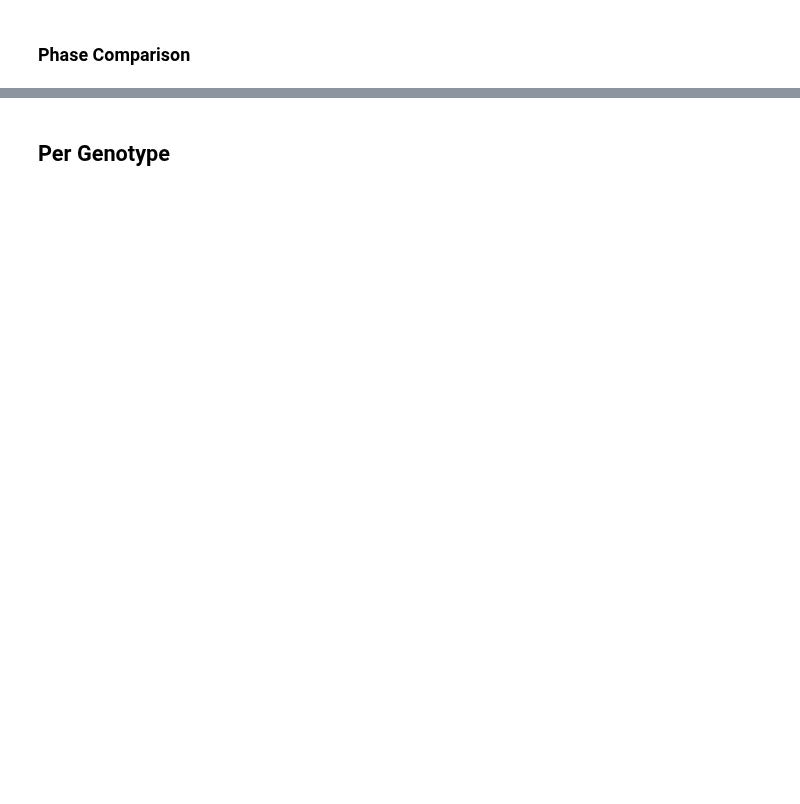
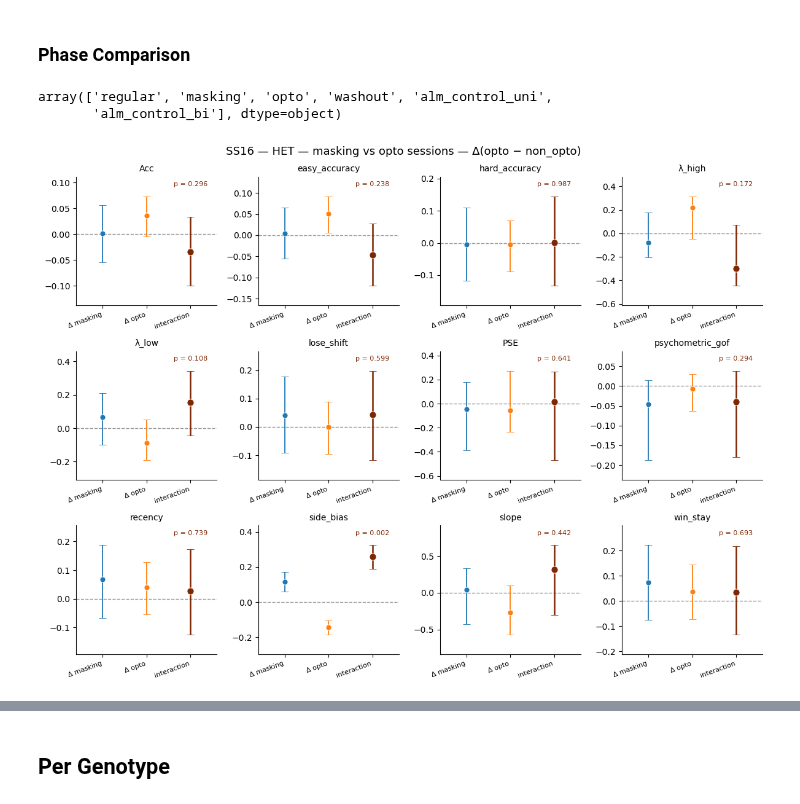
Before and after one commit to serkanshentyurk/sound_categorisation, a Jupyter notebook: notebooks/30.ipynb, the cells around one changed output, grey strips where cells are left out. Cells and saved outputs as stored; diff of their text form; code cells hidden in the pictures; blank space fills up the shorter version.

```diff
--- a/notebooks/30.ipynb
+++ b/notebooks/30.ipynb
@@ -132,2 +132,38 @@ fig, axes = plot_stat_comparison(stats_ds, ncols=4,
 # %% [markdown]
 ### Phase Comparison
+# %%
+animal.session_table['session_type'].unique()
+# %% [output]
+array(['regular', 'masking', 'opto', 'washout', 'alm_control_uni',
+       'alm_control_bi'], dtype=object)
+# %%
+from behav_utils.analysis.comparison import compute_interaction
+
+distribution = 'Uniform'
+session_type = 'masking'
+phase_unfiltered = select_sessions(animal, distribution=distribution, session_type=session_type)
+phases_dist_sessionType_1 = {tt: filter_trials(phase_unfiltered, trial_type=tt) for tt in ['non_opto', 'opto', 'post_opto']}
+
+distribution = 'Uniform'
+session_type = 'opto'
+phase_unfiltered = select_sessions(animal, distribution=distribution, session_type=session_type)
+phases_dist_sessionType_2 = {tt: filter_trials(phase_unfiltered, trial_type=tt) for tt in ['non_opto', 'opto', 'post_opto']}
+
+distribution = 'Uniform'
+session_type = 'alm_control_uni'
+phase_unfiltered = select_sessions(animal, distribution=distribution, session_type=session_type)
+phases_dist_sessionType_3 = {tt: filter_trials(phase_unfiltered, trial_type=tt) for tt in ['non_opto', 'opto', 'post_opto']}
+
+res_mask = compare_phases(phases_dist_sessionType_1, stats=stat_names, reference='non_opto')
+res_opto = compare_phases(phases_dist_sessionType_2, stats=stat_names, reference='non_opto')
+res_alm_control = compare_phases(phases_dist_sessionType_3, stats=stat_names, reference='non_opto')
+
+inter_opto = compute_interaction(res_mask, res_opto, contrast='opto_vs_non_opto', label_a = 'masking', label_b = 'opto')
+inter_alm_control = compute_interaction(res_mask, res_alm_control, contrast='opto_vs_non_opto', label_a = 'masking', label_b = 'alm_control')
+# %%
+from behav_utils.plotting.comparison import plot_interaction
+
+fig, axes = plot_interaction(inter_opto, ncols=4,
+    suptitle=f"{animal.animal_id} — {animal.genotype.upper()} — masking vs opto sessions — Δ(opto − non_opto)")
+# %% [output]
+[figure, added]
```
Also changed, not shown: parts of 11 cells of this notebook, 4 other files.
